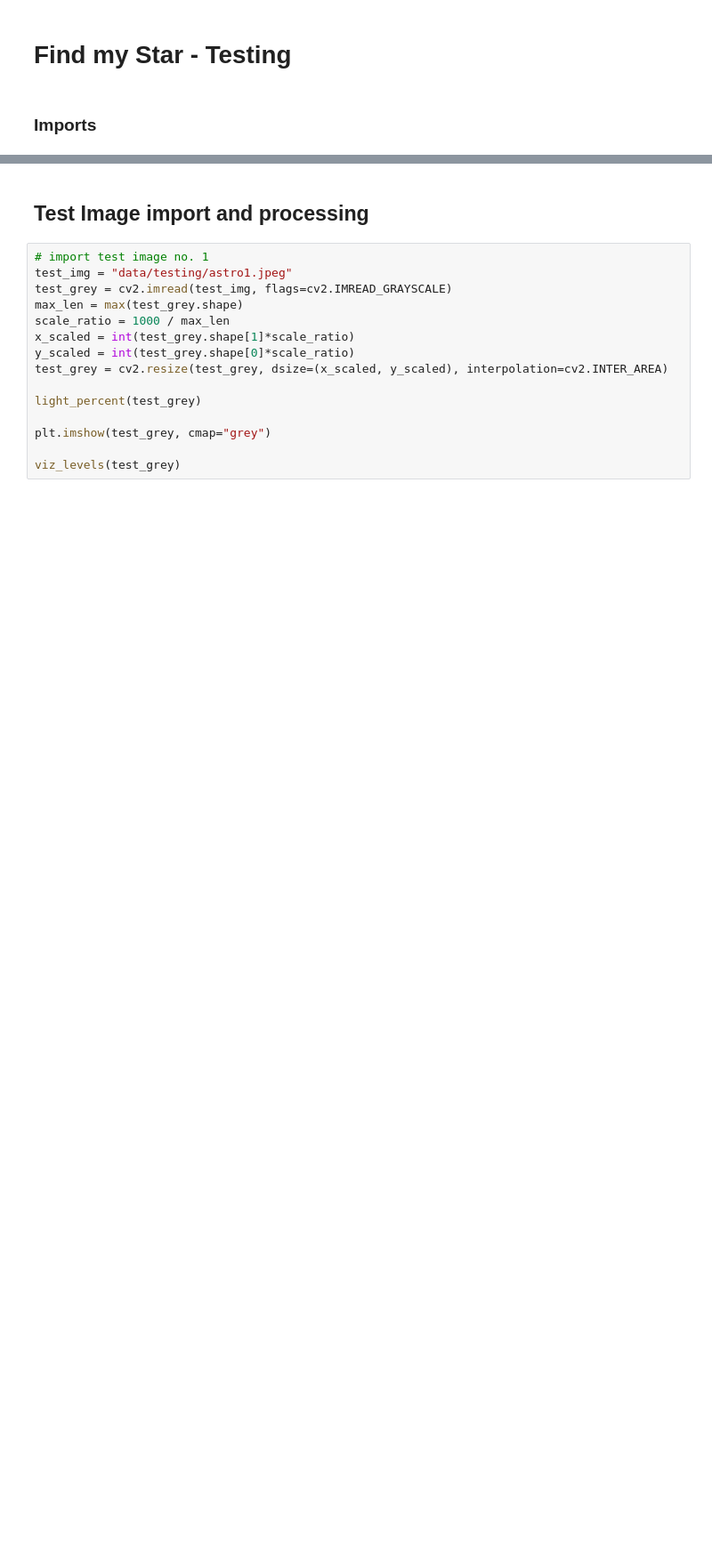
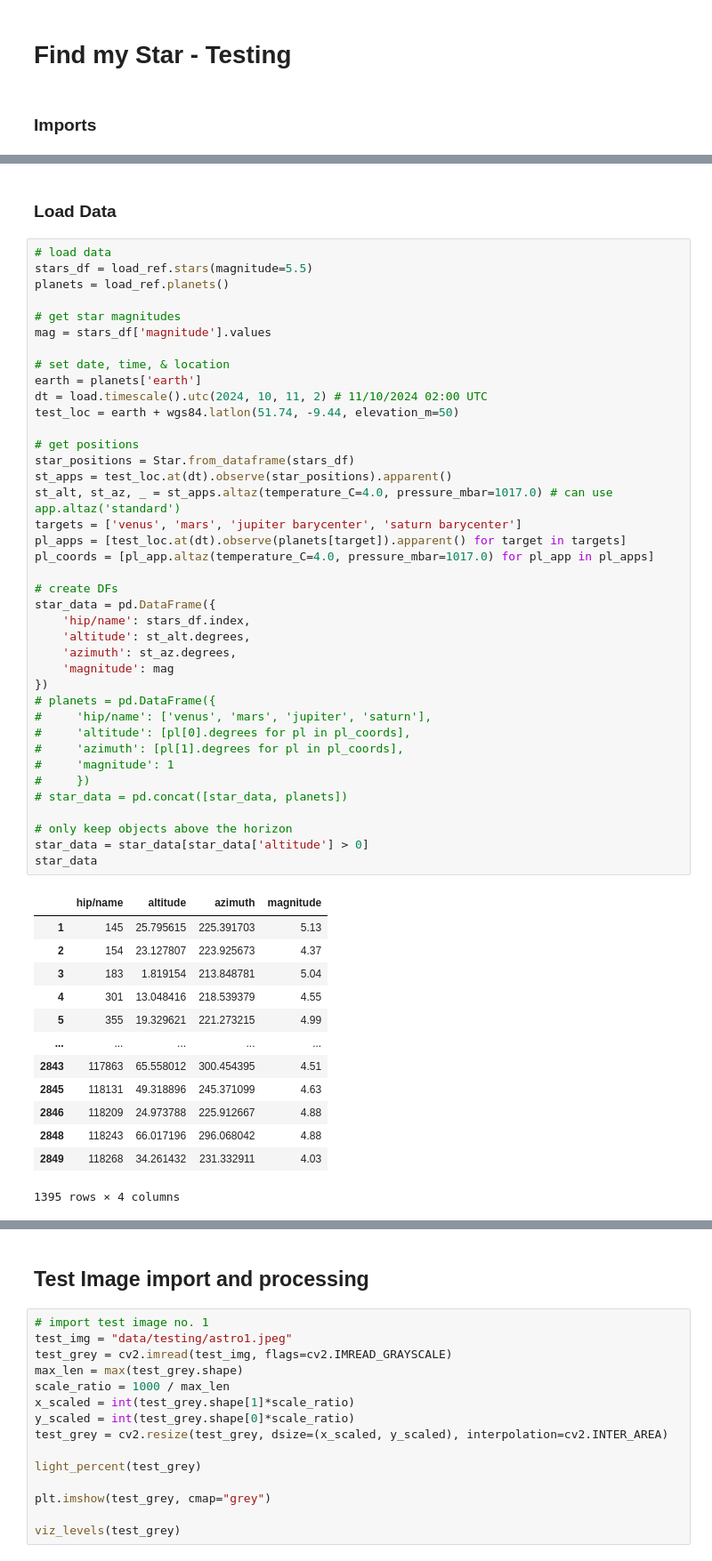
Before and after one commit to emilycardwell/find-my-star, a Jupyter notebook: testing.ipynb, the cells around one changed output, grey strips where cells are left out. Shown at 89% size. Cells and saved outputs as stored; diff of their text form; blank space fills up the shorter version.

```diff
--- a/testing.ipynb
+++ b/testing.ipynb
@@ -152,0 +36,55 @@ the image is 0.54% light
+# %% [markdown]
+### Load Data
+# %%
+# load data
+stars_df = load_ref.stars(magnitude=5.5)
+planets = load_ref.planets()
+
+# get star magnitudes
+mag = stars_df['magnitude'].values
+
+# set date, time, & location
+earth = planets['earth']
+dt = load.timescale().utc(2024, 10, 11, 2) # 11/10/2024 02:00 UTC
+test_loc = earth + wgs84.latlon(51.74, -9.44, elevation_m=50)
+
+# get positions
+star_positions = Star.from_dataframe(stars_df)
+st_apps = test_loc.at(dt).observe(star_positions).apparent()
+st_alt, st_az, _ = st_apps.altaz(temperature_C=4.0, pressure_mbar=1017.0) # can use app.altaz('standard')
+targets = ['venus', 'mars', 'jupiter barycenter', 'saturn barycenter']
+pl_apps = [test_loc.at(dt).observe(planets[target]).apparent() for target in targets]
+pl_coords = [pl_app.altaz(temperature_C=4.0, pressure_mbar=1017.0) for pl_app in pl_apps]
+
+# create DFs
+star_data = pd.DataFrame({
+    'hip/name': stars_df.index,
+    'altitude': st_alt.degrees,
+    'azimuth': st_az.degrees,
+    'magnitude': mag
+})
+# planets = pd.DataFrame({
+#     'hip/name': ['venus', 'mars', 'jupiter', 'saturn'],
+#     'altitude': [pl[0].degrees for pl in pl_coords],
+#     'azimuth': [pl[1].degrees for pl in pl_coords],
+#     'magnitude': 1
+#     })
+# star_data = pd.concat([star_data, planets])
+
+# only keep objects above the horizon
+star_data = star_data[star_data['altitude'] > 0]
+star_data
+# %% [output]
+|  | hip/name | altitude | azimuth | magnitude |
+| 1 | 145 | 25.795615 | 225.391703 | 5.13 |
+| 2 | 154 | 23.127807 | 223.925673 | 4.37 |
+| 3 | 183 | 1.819154 | 213.848781 | 5.04 |
+| 4 | 301 | 13.048416 | 218.539379 | 4.55 |
+| 5 | 355 | 19.329621 | 221.273215 | 4.99 |
+| ... | ... | ... | ... | ... |
+| 2843 | 117863 | 65.558012 | 300.454395 | 4.51 |
+| 2845 | 118131 | 49.318896 | 245.371099 | 4.63 |
+| 2846 | 118209 | 24.973788 | 225.912667 | 4.88 |
+| 2848 | 118243 | 66.017196 | 296.068042 | 4.88 |
+| 2849 | 118268 | 34.261432 | 231.332911 | 4.03 |
+1395 rows × 4 columns
```
Also changed, not shown: parts of 28 cells of this notebook, 12 other files.
